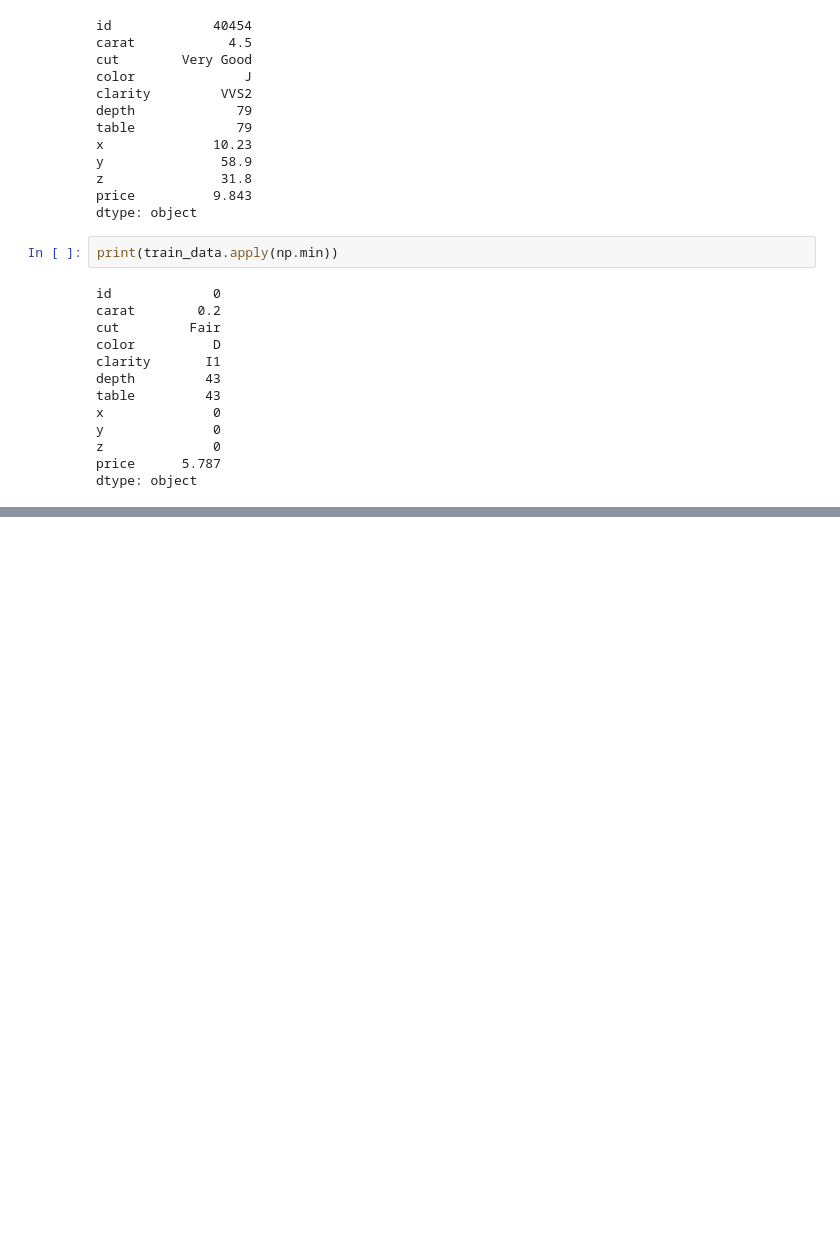
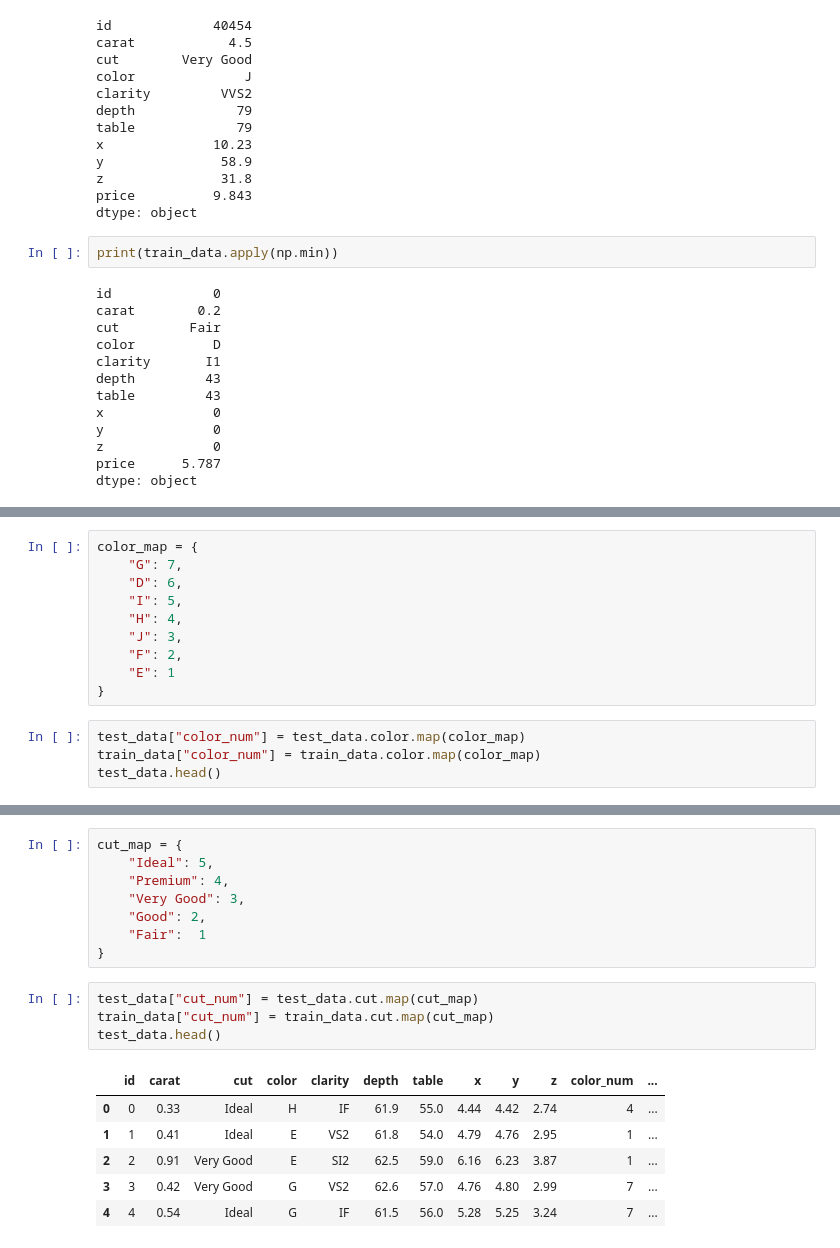
Before and after one commit to Pptrv/diamonds-project, a Jupyter notebook: Exploratory Data Analysis and Cleaning.ipynb, the cells around one changed output, grey strips where cells are left out. Cells and saved outputs as stored; diff of their text form; blank space fills up the shorter version.

```diff
--- a/Exploratory Data Analysis and Cleaning.ipynb
+++ b/Exploratory Data Analysis and Cleaning.ipynb
@@ -184,0 +246,14 @@ dtype: object
+# %%
+color_map = {
+    "G": 7,
+    "D": 6,
+    "I": 5,
+    "H": 4,
+    "J": 3,
+    "F": 2,
+    "E": 1
+}
+# %%
+test_data["color_num"] = test_data.color.map(color_map)
+train_data["color_num"] = train_data.color.map(color_map)
+test_data.head()
@@ -184,0 +267,19 @@ dtype: object
+# %%
+cut_map = {
+    "Ideal": 5,
+    "Premium": 4,
+    "Very Good": 3,
+    "Good": 2,
+    "Fair":  1
+}
+# %%
+test_data["cut_num"] = test_data.cut.map(cut_map)
+train_data["cut_num"] = train_data.cut.map(cut_map)
+test_data.head()
+# %% [output]
+|  | id | carat | cut | color | clarity | depth | table | x | y | z | color_num | ... |
+| 0 | 0 | 0.33 | Ideal | H | IF | 61.9 | 55.0 | 4.44 | 4.42 | 2.74 | 4 | ... |
+| 1 | 1 | 0.41 | Ideal | E | VS2 | 61.8 | 54.0 | 4.79 | 4.76 | 2.95 | 1 | ... |
+| 2 | 2 | 0.91 | Very Good | E | SI2 | 62.5 | 59.0 | 6.16 | 6.23 | 3.87 | 1 | ... |
+| 3 | 3 | 0.42 | Very Good | G | VS2 | 62.6 | 57.0 | 4.76 | 4.80 | 2.99 | 7 | ... |
+| 4 | 4 | 0.54 | Ideal | G | IF | 61.5 | 56.0 | 5.28 | 5.25 | 3.24 | 7 | ... |
```
Also changed, not shown: parts of 19 cells of this notebook, 8 other files.
